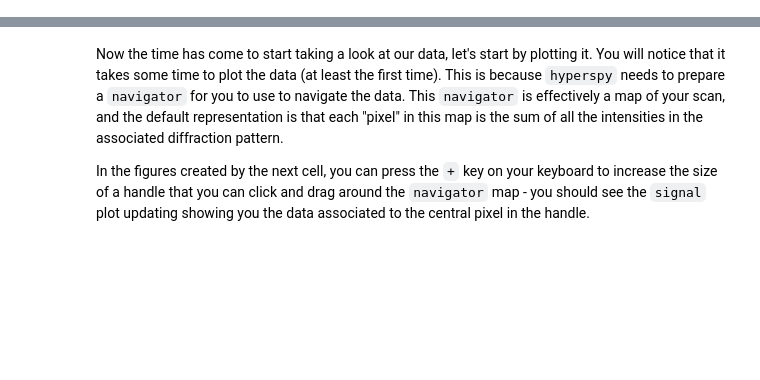
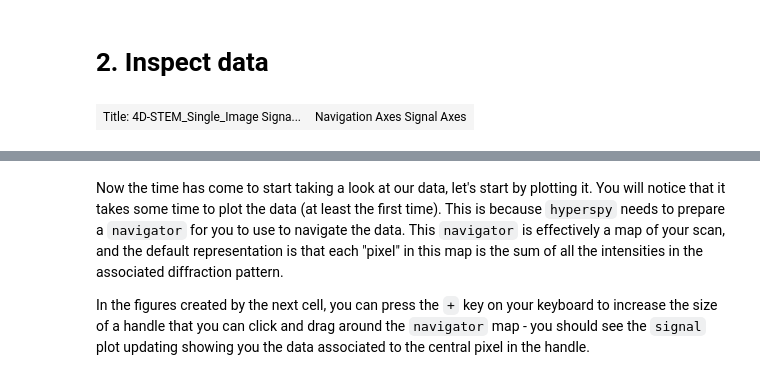
Before and after one commit to ingridmzg/master-code, a Jupyter notebook: SPED_preprocessing_4D-STEM.ipynb, the cells around one changed output, grey strips where cells are left out. Cells and saved outputs as stored; diff of their text form; code cells hidden in the pictures; blank space fills up the shorter version.

```diff
--- a/SPED_preprocessing_4D-STEM.ipynb
+++ b/SPED_preprocessing_4D-STEM.ipynb
@@ -63,4 +47,0 @@ print(sys.executable)
-# %%
-data = hs.load(datapath, lazy=True)
-#hdr = read_hdr(datapath.with_suffix('.hdr'))
-#parameters = json.load((datapath.parent/'110559.json').open('r'))
@@ -125,0 +96,6 @@ print(signal)
+# %% [markdown]
+# 2. Inspect data
+# %%
+signal
+# %% [output]
+| Title: 4D-STEM_Single_Image Signa... | Navigation Axes Signal Axes |
```
Also changed, not shown: parts of 80 cells of this notebook.
